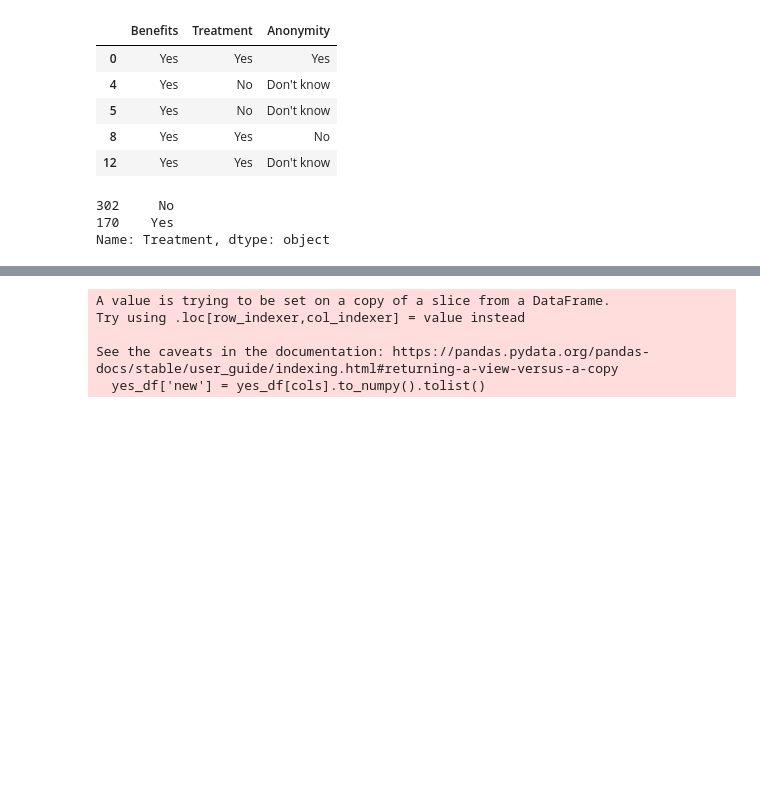
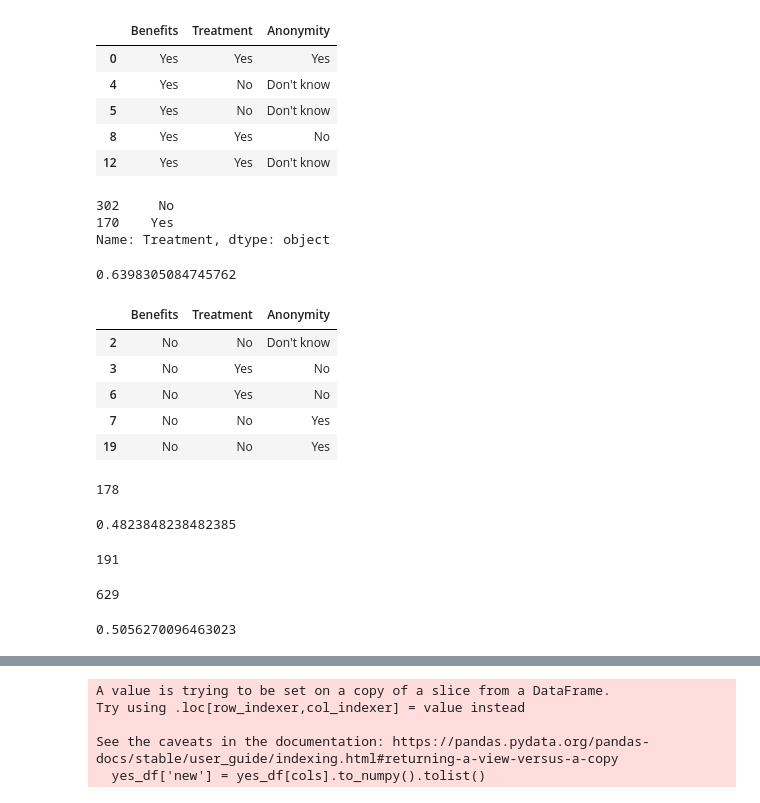
Before and after one commit to stephanieesamperio/Project3, a Jupyter notebook: mentalhealth.ipynb, the cells around one changed output, grey strips where cells are left out. Saved outputs shown, nothing was run; the diff lists cells and outputs as text; code cells hidden in the pictures; blank space fills up the shorter version.

```diff
--- a/mentalhealth.ipynb
+++ b/mentalhealth.ipynb
@@ -189,6 +190,58 @@ yes_df['Treatment'].loc[yes_df['Treatment'].str.contains('Yes').value_counts()]
 302     No
 170    Yes
 Name: Treatment, dtype: object
+# %%
+#find the average of how many people that got treatment and had benefits
+amount_yes = len(yes_df.loc[yes_df['Treatment'] == 'Yes'])
+
+average_yes = amount_yes/len(yes_df)
+average_yes
+# %% [output]
+0.6398305084745762
+# %%
+#created a new dataframe where workers had no benefits
+
+No_df = mental_health_assistance_df.loc[mental_health_assistance_df['Benefits'] == 'No']
+No_df.head()
+# %% [output]
+|  | Benefits | Treatment | Anonymity |
+| 2 | No | No | Don't know |
+| 3 | No | Yes | No |
+| 6 | No | Yes | No |
+| 7 | No | No | Yes |
+| 19 | No | No | Yes |
+# %%
+#benefits is no but treatment is yes
+amount_no = len(No_df.loc[No_df['Treatment'] == 'Yes'])
+amount_no
+# %% [output]
+178
+# %%
+#finding the average of how many people got treatment even if benefits weren't offered
+average_no = amount_no/len(No_df)
+average_no
+# %% [output]
+0.4823848238482385
+# %%
+#finding how many had no benefits and got no treatment
+amount_2no = len(No_df.loc[No_df['Treatment'] == 'No'])
+amount_2no
+# %% [output]
+191
+# %%
+#how many got treatment whether benefits was offered or not
+amount_all = len(mental_health_assistance_df.loc[mental_health_assistance_df['Treatment'] == 'Yes'])
+amount_all
+# %% [output]
+629
+# %%
+#finding the average of how many people on average get treatment
+average_all = amount_all/len(mental_health_assistance_df)
+average_all
+
+#Results: about 50% of people get treatment
+# %% [output]
+0.5056270096463023
 # %%
 #create pie chart
 
```
Also changed, not shown: parts of 5 cells of this notebook, 9 other files.
